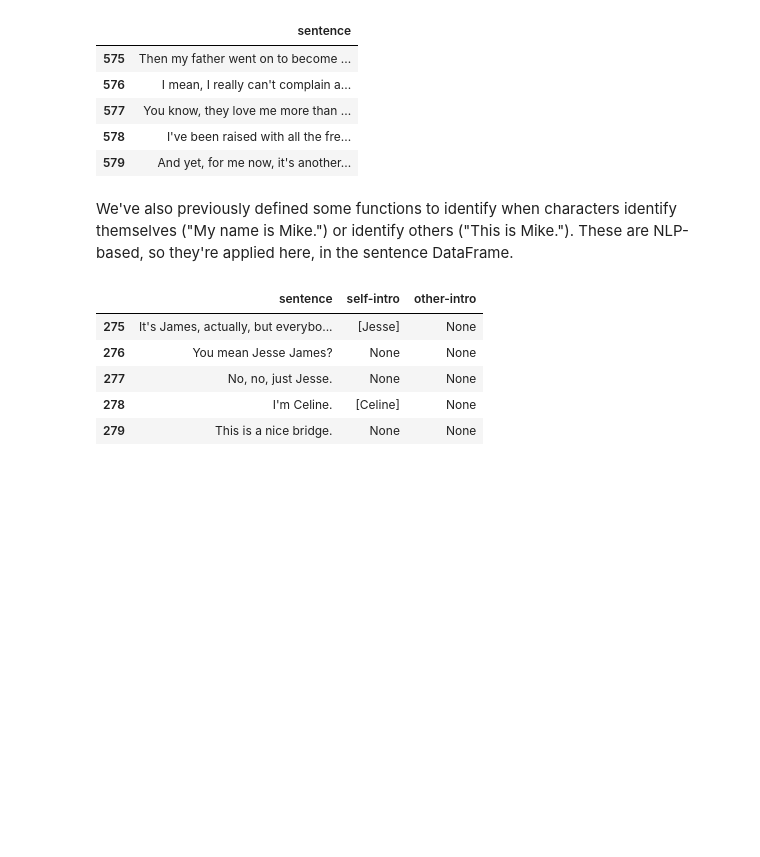
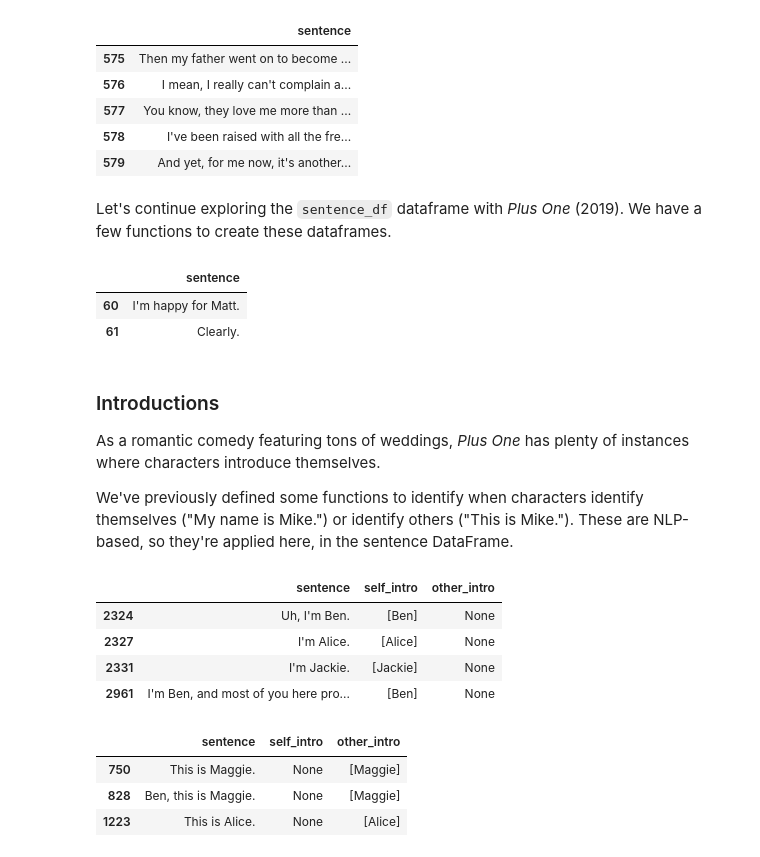
Before and after one commit to JohnTheTripper/moviegoer-prototype, a Jupyter notebook: subtitle_features/subtitle_dataframes.ipynb, the cells around one changed output. Saved outputs shown, nothing was run; the diff lists cells and outputs as text; code cells hidden in the pictures; blank space fills up the shorter version.

```diff
--- a/subtitle_features/subtitle_dataframes.ipynb
+++ b/subtitle_features/subtitle_dataframes.ipynb
@@ -151,6 +152,24 @@ sentence_df[575:580]
 | 577 | You know, they love me more than ... |
 | 578 | I've been raised with all the fre... |
 | 579 | And yet, for me now, it's another... |
+# %% [markdown]
+Let's continue exploring the `sentence_df` dataframe with *Plus One* (2019). We have a few functions to create these dataframes.
+# %%
+subs = pysrt.open('../subtitles/plus_one.srt')
+subs.insert(0, subs[0])
+subtitle_df = generate_base_subtitle_df(subs)
+subtitle_df = generate_subtitle_features(subtitle_df)
+subtitle_df['cleaned_text'] = subtitle_df['concat_sep_text'].map(clean_line)
+sentences = partition_sentences(remove_blanks(subtitle_df['cleaned_text'].tolist()), nlp)
+sentence_df = pd.DataFrame(sentences, columns=['sentence'])
+sentence_df[60:62]
+# %% [output]
+|  | sentence |
+| 60 | I'm happy for Matt. |
+| 61 | Clearly. |
 # %% [markdown]
-We've also previously defined some functions to identify when characters identify themselves ("My name is Mike.") or identify others ("This is Mike."). These are NLP-based, so they're applied here, in the sentence DataFrame.
+### Introductions
+As a romantic comedy featuring tons of weddings, *Plus One* has plenty of instances where characters introduce themselves.
+
+We've previously defined some functions to identify when characters identify themselves ("My name is Mike.") or identify others ("This is Mike."). These are NLP-based, so they're applied here, in the sentence DataFrame.
 # %%
@@ -159,9 +178,15 @@ sentence_df['other-intro'] = sentence_df['sentence'].apply(other_intro, args=[nl
-# %%
-sentence_df[275:280]
-# %% [output]
-|  | sentence | self-intro | other-intro |
-| 275 | It's James, actually, but everybo... | [Jesse] | None |
-| 276 | You mean Jesse James? | None | None |
-| 277 | No, no, just Jesse. | None | None |
-| 278 | I'm Celine. | [Celine] | None |
-| 279 | This is a nice bridge. | None | None |
+# %%
+sentence_df[sentence_df.self_intro.notnull()][6:10]
+# %% [output]
+|  | sentence | self_intro | other_intro |
+| 2324 | Uh, I'm Ben. | [Ben] | None |
+| 2327 | I'm Alice. | [Alice] | None |
+| 2331 | I'm Jackie. | [Jackie] | None |
+| 2961 | I'm Ben, and most of you here pro... | [Ben] | None |
+# %%
+sentence_df[sentence_df.other_intro.notnull()][0:3]
+# %% [output]
+|  | sentence | self_intro | other_intro |
+| 750 | This is Maggie. | None | [Maggie] |
+| 828 | Ben, this is Maggie. | None | [Maggie] |
+| 1223 | This is Alice. | None | [Alice] |
```
Also changed, not shown: parts of 5 cells of this notebook.
